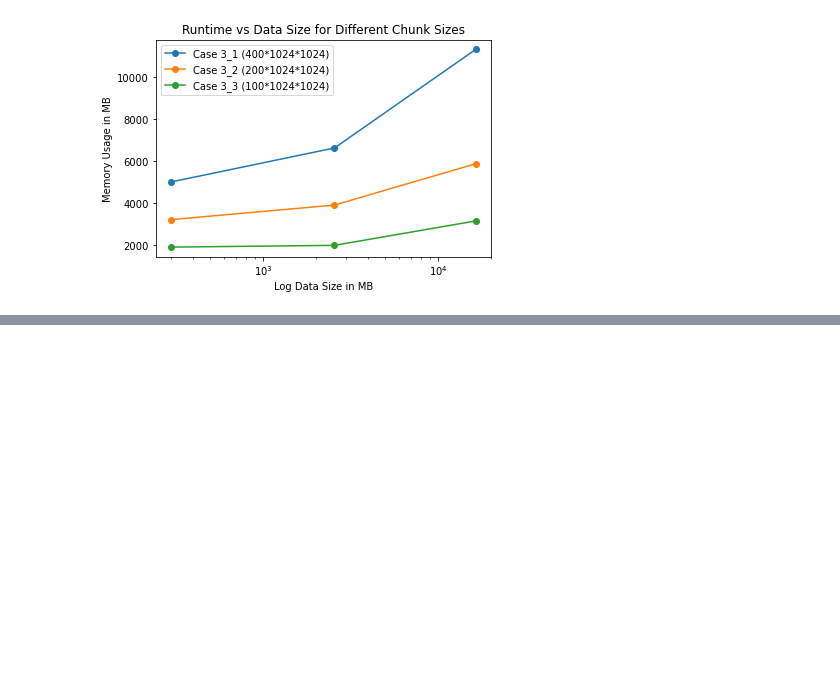
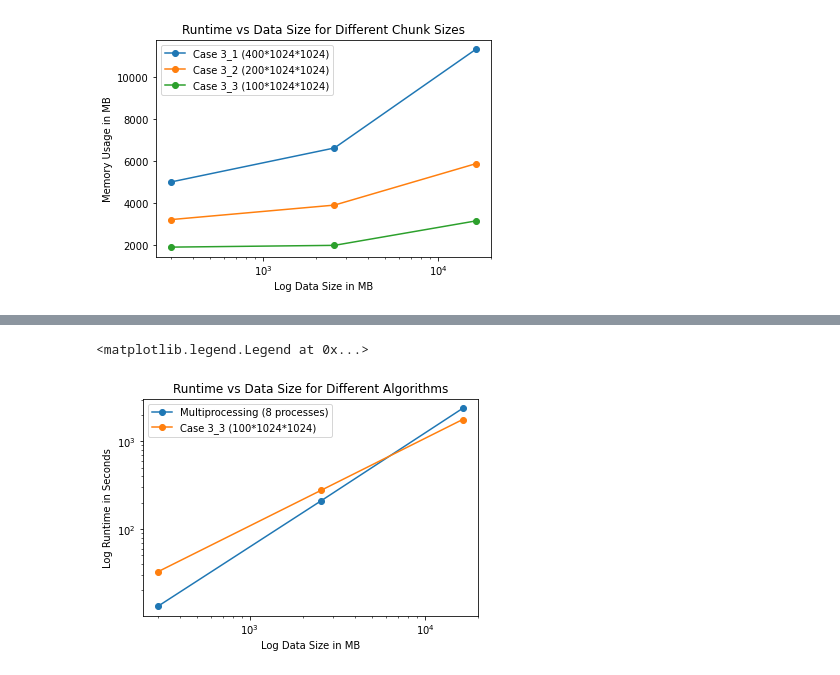
Before and after one commit to XinyiWang-Jessica/MSDS631-kmost, a Jupyter notebook: plots.ipynb, the cells around one changed output, grey strips where cells are left out. Drawn from its saved outputs; the diff is of its cells as text; code cells hidden in the pictures; blank space fills up the shorter version.

```diff
--- a/plots.ipynb
+++ b/plots.ipynb
@@ -111,0 +129,17 @@ plt.show()
+# %%
+# compare multiprocess vs chunking
+mp_df = df[df['Case'].isin([ "6"])]
+ch_df = df[df['Case'].isin([ "3-2"])]
+plt.plot(mp_df['Data'], mp_df['Runtime'], marker='o', label='Multiprocessing (8 processes)')
+plt.plot(ch_df['Data'], ch_df['Runtime'], marker='o', label='Case 3_3 (100*1024*1024)')
+
+plt.yscale('log')
+plt.xscale('log')
+
+plt.title('Runtime vs Data Size for Different Algorithms')
+plt.xlabel('Log Data Size in MB')
+plt.ylabel('Log Runtime in Seconds')
+plt.legend()
+# %% [output]
+<matplotlib.legend.Legend at 0x...>
+[figure, added]
```
Also changed, not shown: parts of 3 cells of this notebook, 3 other files.
